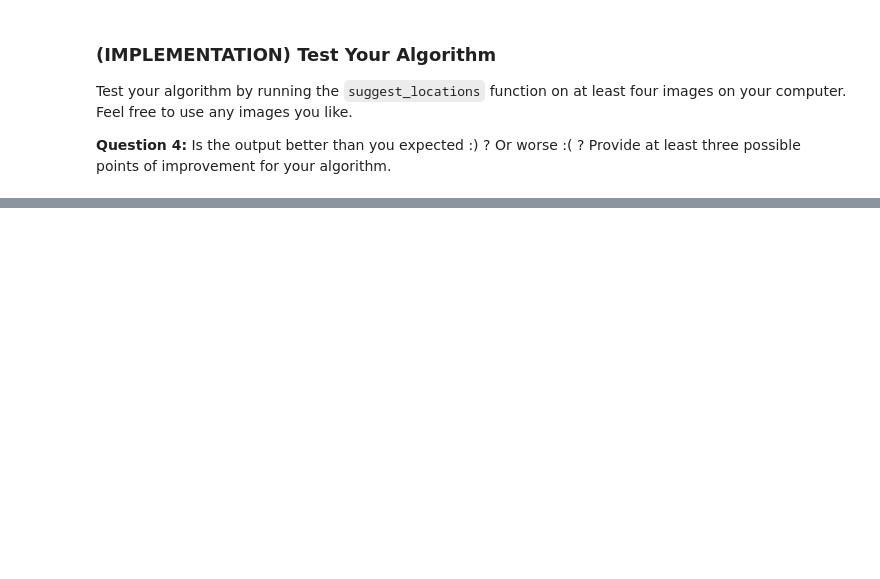
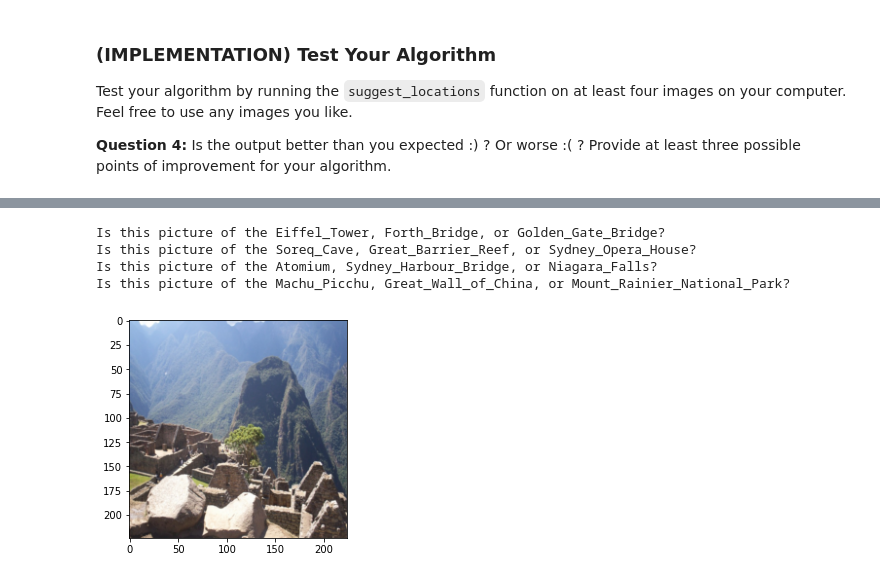
Before and after one commit to ng572/landmark-classification, a Jupyter notebook: landmark_project/landmark.ipynb, the cells around one changed output, grey strips where cells are left out. Saved outputs shown, nothing was run; the diff lists cells and outputs as text; code cells hidden in the pictures; blank space fills up the shorter version.

```diff
--- a/landmark_project/landmark.ipynb
+++ b/landmark_project/landmark.ipynb
@@ -541,4 +754,15 @@ __Answer:__ (Three possible points for improvement)
 # %%
 ## TODO: Execute the `suggest_locations` function on
 ## at least 4 images on your computer.
 ## Feel free to use as many code cells as needed.
+
+suggest_locations('images/test/16.Eiffel_Tower/3828627c8730f160.jpg')
+suggest_locations('images/test/24.Soreq_Cave/18dbbad48a83a742.jpg')
+suggest_locations('images/test/37.Atomium/5ecb74282baee5aa.jpg')
+suggest_locations('images/test/41.Machu_Picchu/4336abf3179202f2.jpg')
+# %% [output]
+Is this picture of the Eiffel_Tower, Forth_Bridge, or Golden_Gate_Bridge?
+Is this picture of the Soreq_Cave, Great_Barrier_Reef, or Sydney_Opera_House?
+Is this picture of the Atomium, Sydney_Harbour_Bridge, or Niagara_Falls?
+Is this picture of the Machu_Picchu, Great_Wall_of_China, or Mount_Rainier_National_Park?
+[figure, added]
```
Also changed, not shown: parts of 21 cells of this notebook, 4 other files.
